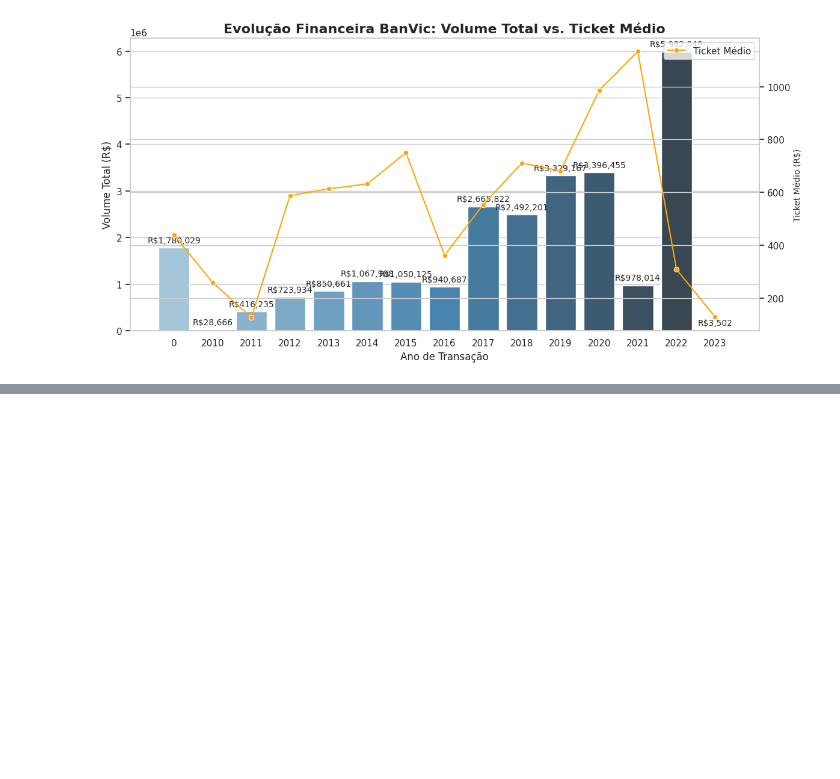
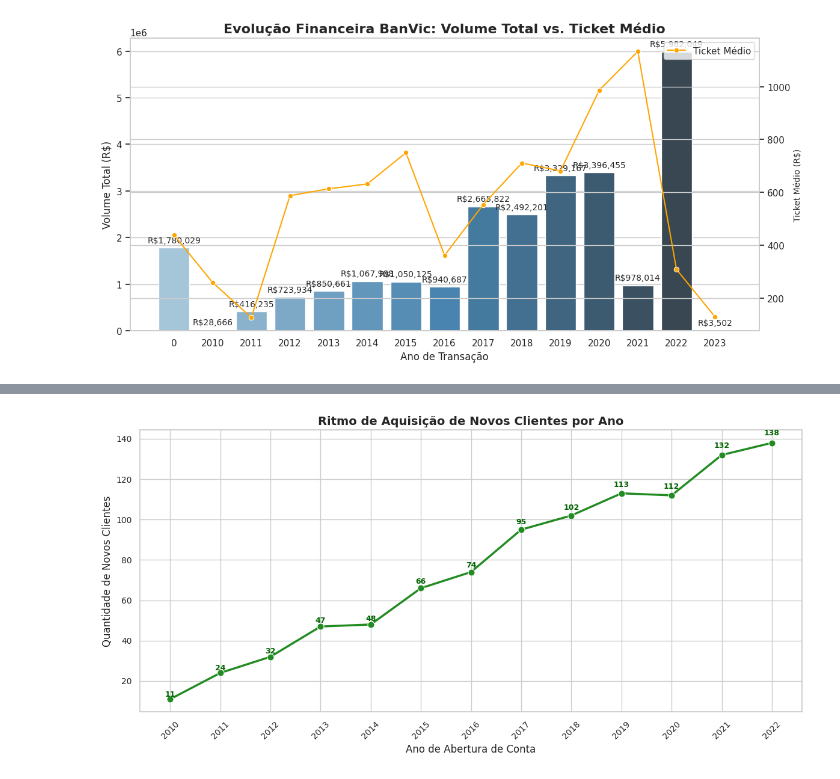
Before and after one commit to arikinhafln/data-analytics-activities, a Jupyter notebook: BanVic.ipynb, the cells around one changed output, grey strips where cells are left out. Cells and saved outputs as stored; diff of their text form; code cells hidden in the pictures; blank space fills up the shorter version.

```diff
--- a/BanVic.ipynb
+++ b/BanVic.ipynb
@@ -398,0 +410,37 @@ Passing `palette` without assigning `hue` is deprecated and will be removed in v
+# %%
+import matplotlib.pyplot as plt
+import seaborn as sns
+
+# 1. Garantir que temos a coluna de ano de abertura
+df_final['ano_abertura'] = pd.to_datetime(df_final['data_abertura']).dt.year
+
+# 2. Contar quantos clientes únicos entraram por ano
+# Usamos nunique() para garantir que não contamos o mesmo cliente duas vezes
+novos_clientes = df_final.groupby('ano_abertura')['nome_completo'].nunique().reset_index()
+novos_clientes.columns = ['Ano', 'Qtd_Novos_Clientes']
+
+# 3. Criar o gráfico de linha
+plt.figure(figsize=(12, 6))
+sns.set_theme(style="whitegrid")
+
+# Linha com marcadores circulares
+sns.lineplot(data=novos_clientes, x='Ano', y='Qtd_Novos_Clientes',
+             marker='o', markersize=8, color='forestgreen', linewidth=2.5)
+
+# 4. Ajustar os eixos para mostrar todos os anos corretamente
+plt.xticks(novos_clientes['Ano'], rotation=45, fontsize=10)
+plt.yticks(fontsize=10)
+
+# 5. Adicionar rótulos de dados (número exato de clientes sobre os pontos)
+for x, y in zip(novos_clientes['Ano'], novos_clientes['Qtd_Novos_Clientes']):
+    plt.text(x, y + (y*0.02), f'{int(y)}', ha='center', va='bottom',
+             fontsize=9, fontweight='bold', color='darkgreen')
+
+plt.title('Ritmo de Aquisição de Novos Clientes por Ano', fontsize=14, fontweight='bold')
+plt.xlabel('Ano de Abertura de Conta', fontsize=12)
+plt.ylabel('Quantidade de Novos Clientes', fontsize=12)
+
+plt.tight_layout()
+plt.show()
+# %% [output]
+[figure, added]
```
Also changed, not shown: parts of 4 cells of this notebook.
